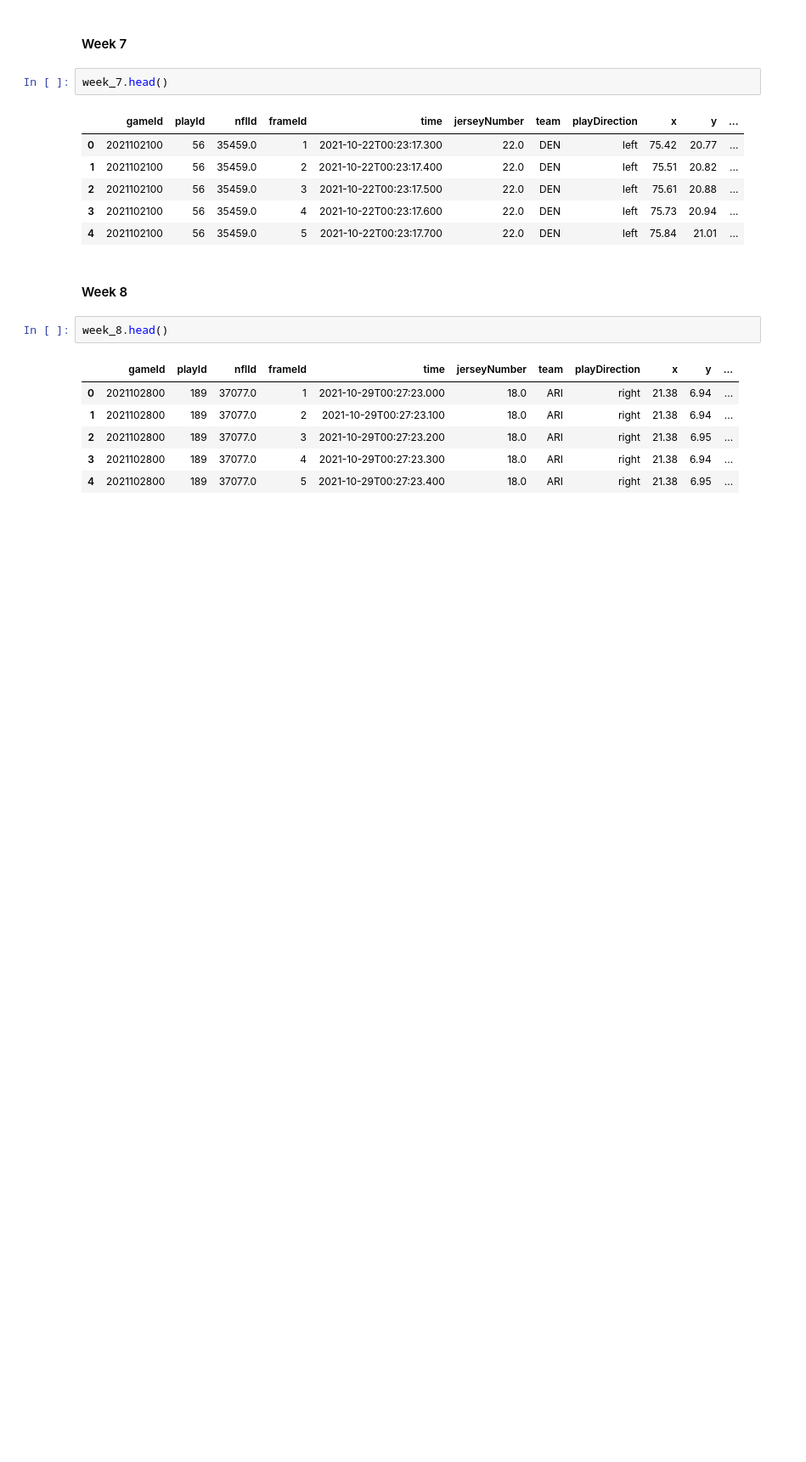
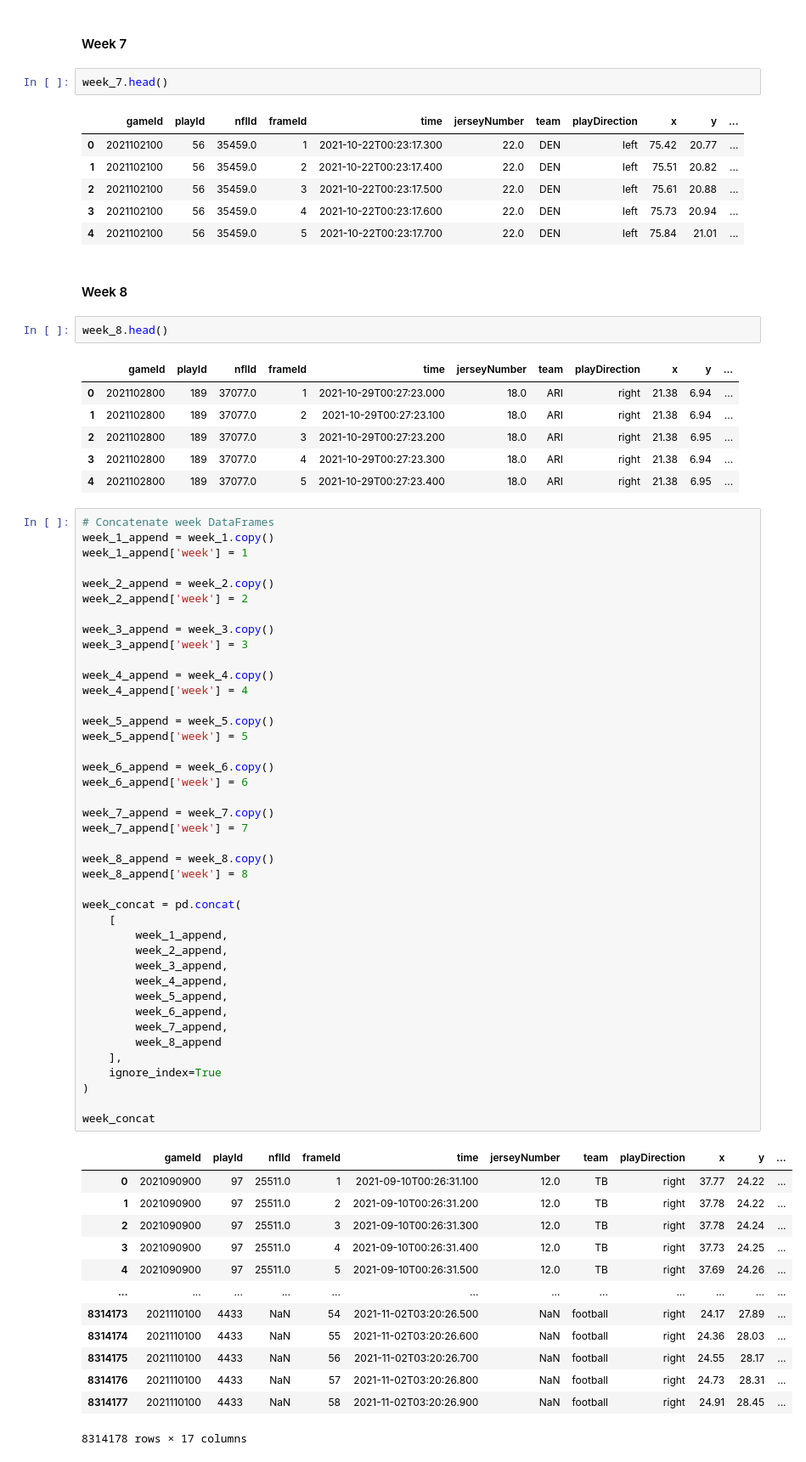
Before and after one commit to DennisKreger/NFL_Performance_Linemen, a Jupyter notebook: initial_data_exploration.ipynb, the cells around one changed output. Shown: that part at 85% size. Saved outputs shown, nothing was run; the diff lists cells and outputs as text; blank space fills up the shorter version.

```diff
--- a/initial_data_exploration.ipynb
+++ b/initial_data_exploration.ipynb
@@ -289,3 +287,58 @@ week_8.head()
 | 2 | 2021102800 | 189 | 37077.0 | 3 | 2021-10-29T00:27:23.200 | 18.0 | ARI | right | 21.38 | 6.95 | ... |
 | 3 | 2021102800 | 189 | 37077.0 | 4 | 2021-10-29T00:27:23.300 | 18.0 | ARI | right | 21.38 | 6.94 | ... |
 | 4 | 2021102800 | 189 | 37077.0 | 5 | 2021-10-29T00:27:23.400 | 18.0 | ARI | right | 21.38 | 6.95 | ... |
+# %%
+# Concatenate week DataFrames
+week_1_append = week_1.copy()
+week_1_append['week'] = 1
+
+week_2_append = week_2.copy()
+week_2_append['week'] = 2
+
+week_3_append = week_3.copy()
+week_3_append['week'] = 3
+
+week_4_append = week_4.copy()
+week_4_append['week'] = 4
+
+week_5_append = week_5.copy()
+week_5_append['week'] = 5
+
+week_6_append = week_6.copy()
+week_6_append['week'] = 6
+
+week_7_append = week_7.copy()
+week_7_append['week'] = 7
+
+week_8_append = week_8.copy()
+week_8_append['week'] = 8
+
+week_concat = pd.concat(
+    [
+        week_1_append,
+        week_2_append,
+        week_3_append,
+        week_4_append,
+        week_5_append,
+        week_6_append,
+        week_7_append,
+        week_8_append
+    ],
+    ignore_index=True
+)
+
+week_concat
+# %% [output]
+|  | gameId | playId | nflId | frameId | time | jerseyNumber | team | playDirection | x | y | ... |
+| 0 | 2021090900 | 97 | 25511.0 | 1 | 2021-09-10T00:26:31.100 | 12.0 | TB | right | 37.77 | 24.22 | ... |
+| 1 | 2021090900 | 97 | 25511.0 | 2 | 2021-09-10T00:26:31.200 | 12.0 | TB | right | 37.78 | 24.22 | ... |
+| 2 | 2021090900 | 97 | 25511.0 | 3 | 2021-09-10T00:26:31.300 | 12.0 | TB | right | 37.78 | 24.24 | ... |
+| 3 | 2021090900 | 97 | 25511.0 | 4 | 2021-09-10T00:26:31.400 | 12.0 | TB | right | 37.73 | 24.25 | ... |
+| 4 | 2021090900 | 97 | 25511.0 | 5 | 2021-09-10T00:26:31.500 | 12.0 | TB | right | 37.69 | 24.26 | ... |
+| ... | ... | ... | ... | ... | ... | ... | ... | ... | ... | ... | ... |
+| 8314173 | 2021110100 | 4433 | NaN | 54 | 2021-11-02T03:20:26.500 | NaN | football | right | 24.17 | 27.89 | ... |
+| 8314174 | 2021110100 | 4433 | NaN | 55 | 2021-11-02T03:20:26.600 | NaN | football | right | 24.36 | 28.03 | ... |
+| 8314175 | 2021110100 | 4433 | NaN | 56 | 2021-11-02T03:20:26.700 | NaN | football | right | 24.55 | 28.17 | ... |
+| 8314176 | 2021110100 | 4433 | NaN | 57 | 2021-11-02T03:20:26.800 | NaN | football | right | 24.73 | 28.31 | ... |
+| 8314177 | 2021110100 | 4433 | NaN | 58 | 2021-11-02T03:20:26.900 | NaN | football | right | 24.91 | 28.45 | ... |
+8314178 rows × 17 columns
```
Also changed, not shown: parts of 3 cells of this notebook.
